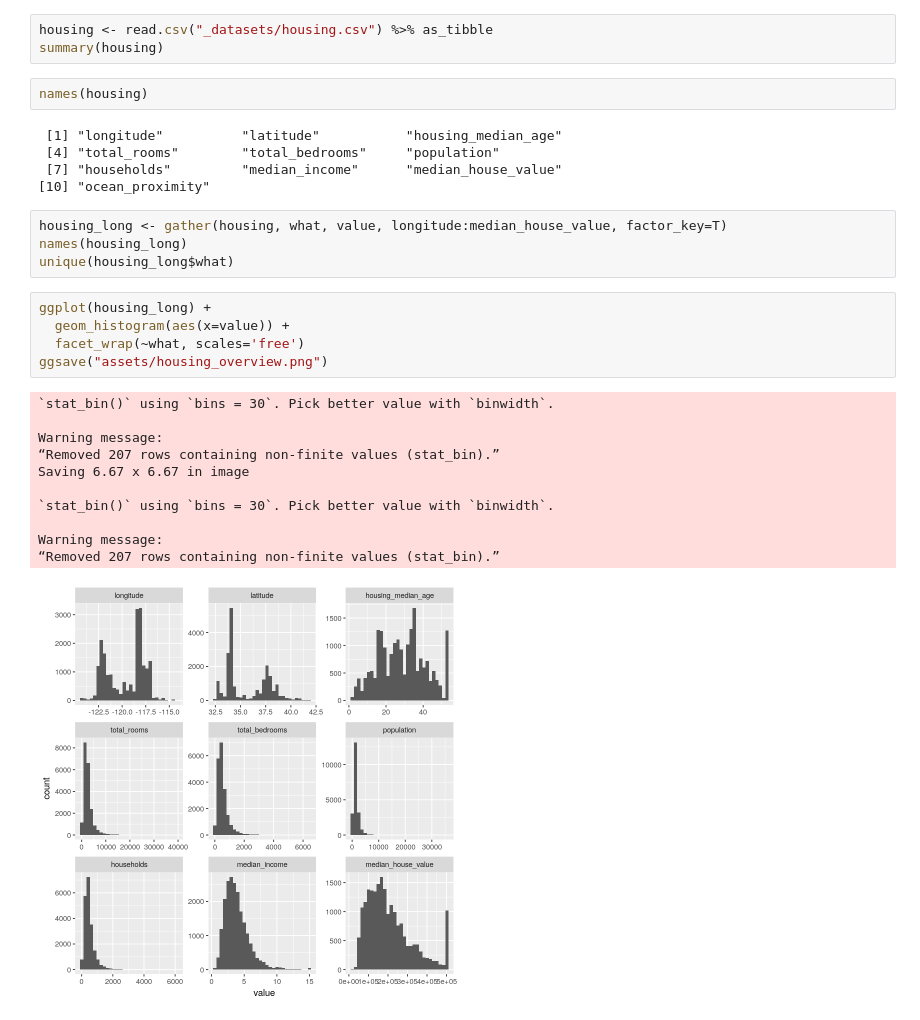
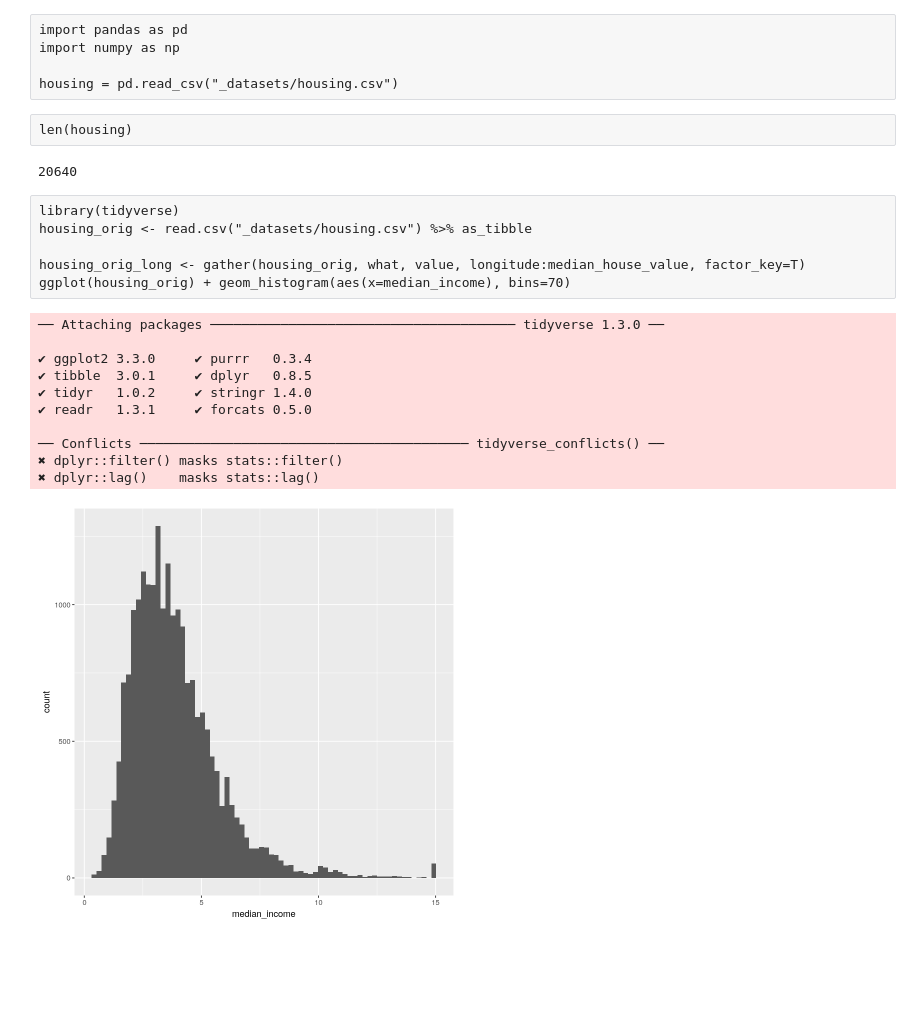
Before and after one commit to slavistan/ml-book-notes, a Jupyter notebook: scratchpad.ipynb, the cells around one changed output. Cells and saved outputs as stored; diff of their text form; blank space fills up the shorter version.

```diff
--- a/scratchpad.ipynb
+++ b/scratchpad.ipynb
@@ -14,31 +1,27 @@ library(tidyverse)
-# %%
-housing <- read.csv("_datasets/housing.csv") %>% as_tibble
-summary(housing)
+# %%
+import pandas as pd
+import numpy as np
+
+housing = pd.read_csv("_datasets/housing.csv")
 # %%
-names(housing)
+len(housing)
 # %% [output]
- [1] "longitude"          "latitude"           "housing_median_age"
- [4] "total_rooms"        "total_bedrooms"     "population"
- [7] "households"         "median_income"      "median_house_value"
-[10] "ocean_proximity"
+20640
-# %%
-housing_long <- gather(housing, what, value, longitude:median_house_value, factor_key=T)
-names(housing_long)
-unique(housing_long$what)
-# %%
-ggplot(housing_long) +
-  geom_histogram(aes(x=value)) +
-  facet_wrap(~what, scales='free')
-ggsave("assets/housing_overview.png")
-# %% [output]
-`stat_bin()` using `bins = 30`. Pick better value with `binwidth`.
-
-Warning message:
-“Removed 207 rows containing non-finite values (stat_bin).”
-Saving 6.67 x 6.67 in image
-
-`stat_bin()` using `bins = 30`. Pick better value with `binwidth`.
-
-Warning message:
-“Removed 207 rows containing non-finite values (stat_bin).”
-[figure, removed]
+# %%
+library(tidyverse)
+housing_orig <- read.csv("_datasets/housing.csv") %>% as_tibble
+
+housing_orig_long <- gather(housing_orig, what, value, longitude:median_house_value, factor_key=T)
+ggplot(housing_orig) + geom_histogram(aes(x=median_income), bins=70)
+# %% [output]
+── Attaching packages ─────────────────────────────────────── tidyverse 1.3.0 ──
+
+✔ ggplot2 3.3.0     ✔ purrr   0.3.4
+✔ tibble  3.0.1     ✔ dplyr   0.8.5
+✔ tidyr   1.0.2     ✔ stringr 1.4.0
+✔ readr   1.3.1     ✔ forcats 0.5.0
+
+── Conflicts ────────────────────────────────────────── tidyverse_conflicts() ──
+✖ dplyr::filter() masks stats::filter()
+✖ dplyr::lag()    masks stats::lag()
+[figure, added]
```
Also changed, not shown: parts of 5 cells of this notebook, 2 other files.
